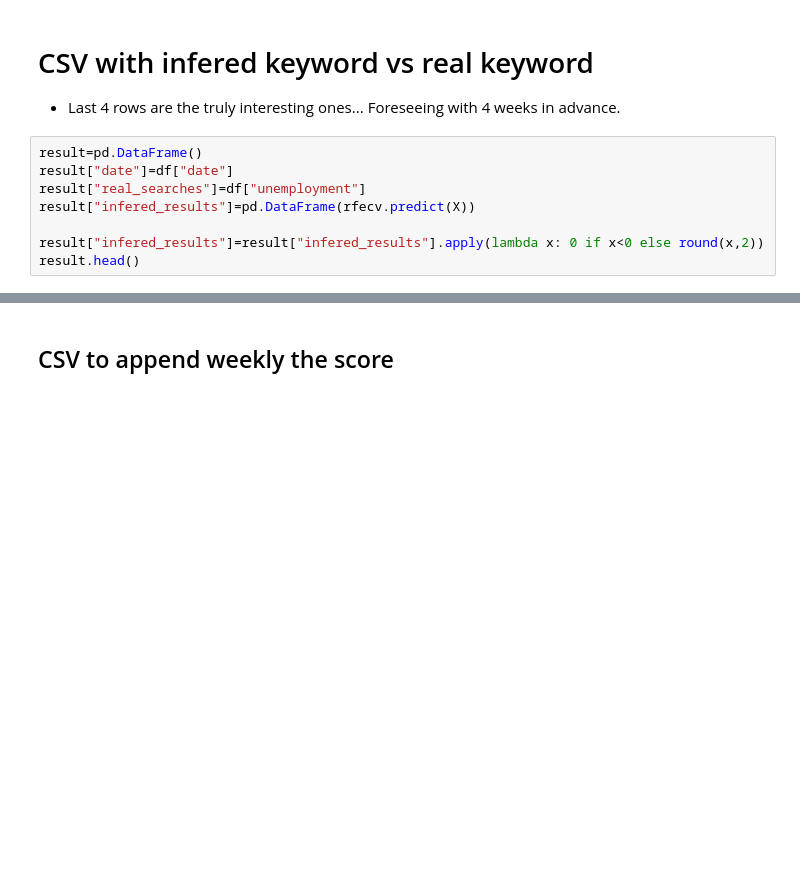
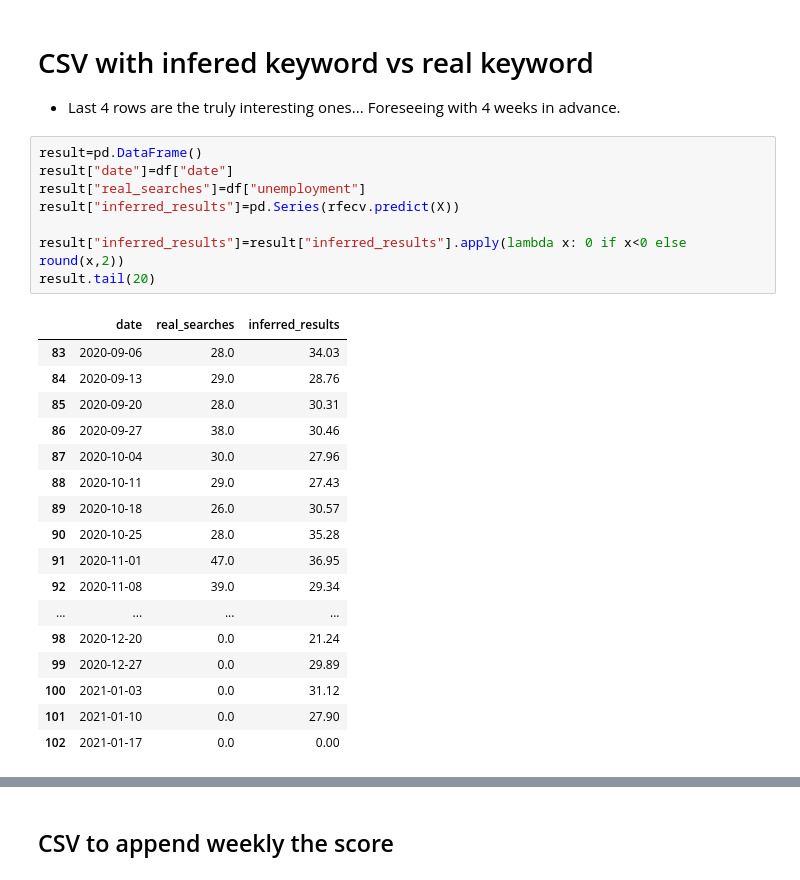
Before and after one commit to albertovpd/automated_ML_regression, a Jupyter notebook: testing.ipynb, the cells around one changed output, grey strips where cells are left out. Cells and saved outputs as stored; diff of their text form; blank space fills up the shorter version.

Commit message:
solved problem of representation by pandas series

```diff
--- a/testing.ipynb
+++ b/testing.ipynb
@@ -642,11 +703,29 @@ rfecv.score(X_train, target_train)
 # %%
 result=pd.DataFrame()
 result["date"]=df["date"]
 result["real_searches"]=df["unemployment"]
-result["infered_results"]=pd.DataFrame(rfecv.predict(X))
+result["inferred_results"]=pd.Series(rfecv.predict(X))
 
-result["infered_results"]=result["infered_results"].apply(lambda x: 0 if x<0 else round(x,2))
-result.head()
+result["inferred_results"]=result["inferred_results"].apply(lambda x: 0 if x<0 else round(x,2))
+result.tail(20)
+# %% [output]
+|  | date | real_searches | inferred_results |
+| 83 | 2020-09-06 | 28.0 | 34.03 |
+| 84 | 2020-09-13 | 29.0 | 28.76 |
+| 85 | 2020-09-20 | 28.0 | 30.31 |
+| 86 | 2020-09-27 | 38.0 | 30.46 |
+| 87 | 2020-10-04 | 30.0 | 27.96 |
+| 88 | 2020-10-11 | 29.0 | 27.43 |
+| 89 | 2020-10-18 | 26.0 | 30.57 |
+| 90 | 2020-10-25 | 28.0 | 35.28 |
+| 91 | 2020-11-01 | 47.0 | 36.95 |
+| 92 | 2020-11-08 | 39.0 | 29.34 |
+| ... | ... | ... | ... |
+| 98 | 2020-12-20 | 0.0 | 21.24 |
+| 99 | 2020-12-27 | 0.0 | 29.89 |
+| 100 | 2021-01-03 | 0.0 | 31.12 |
+| 101 | 2021-01-10 | 0.0 | 27.90 |
+| 102 | 2021-01-17 | 0.0 | 0.00 |
 # %%
 # visualization
 result.plot(x="date",
```
Also changed, not shown: parts of 30 cells of this notebook.
